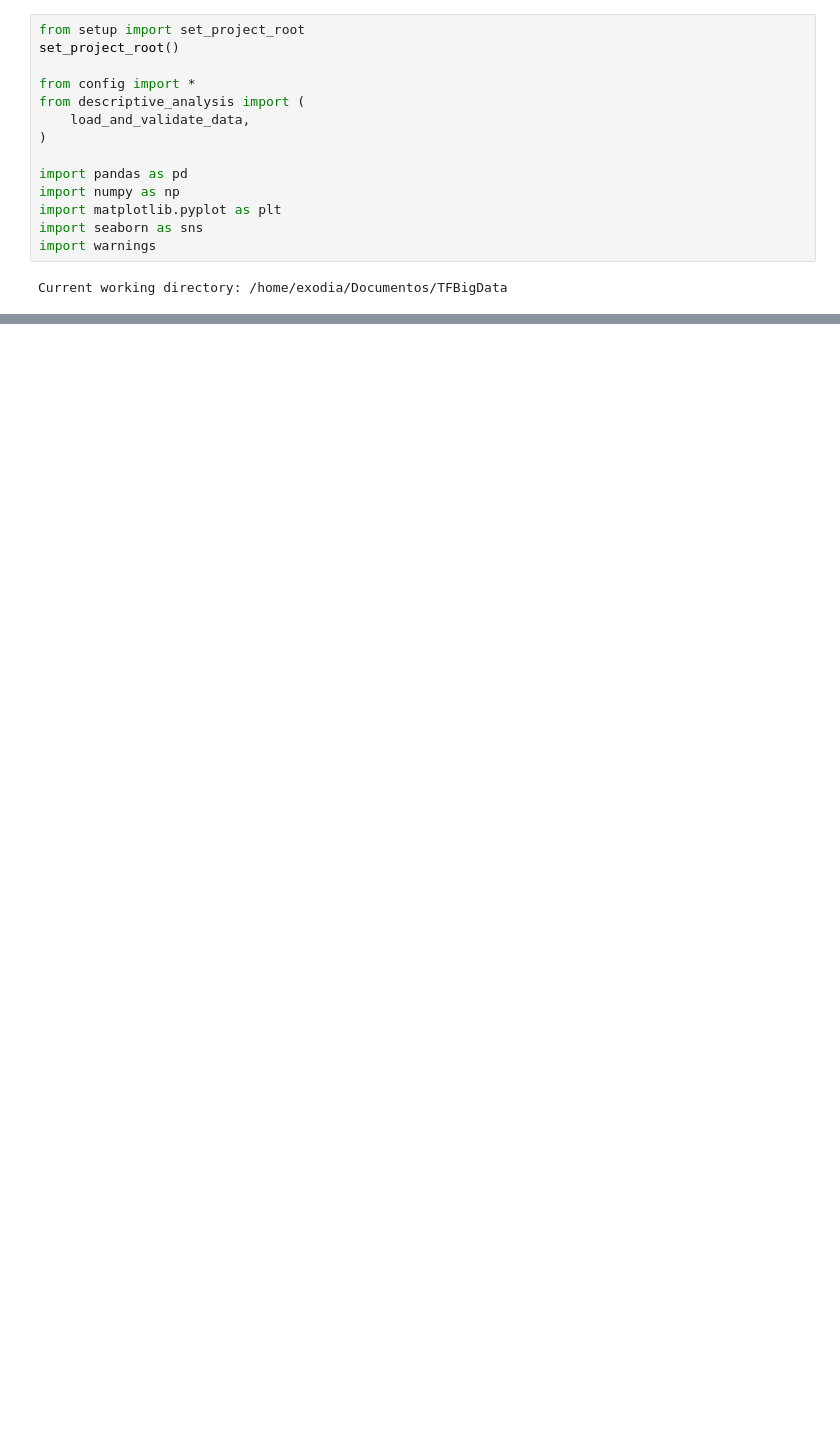
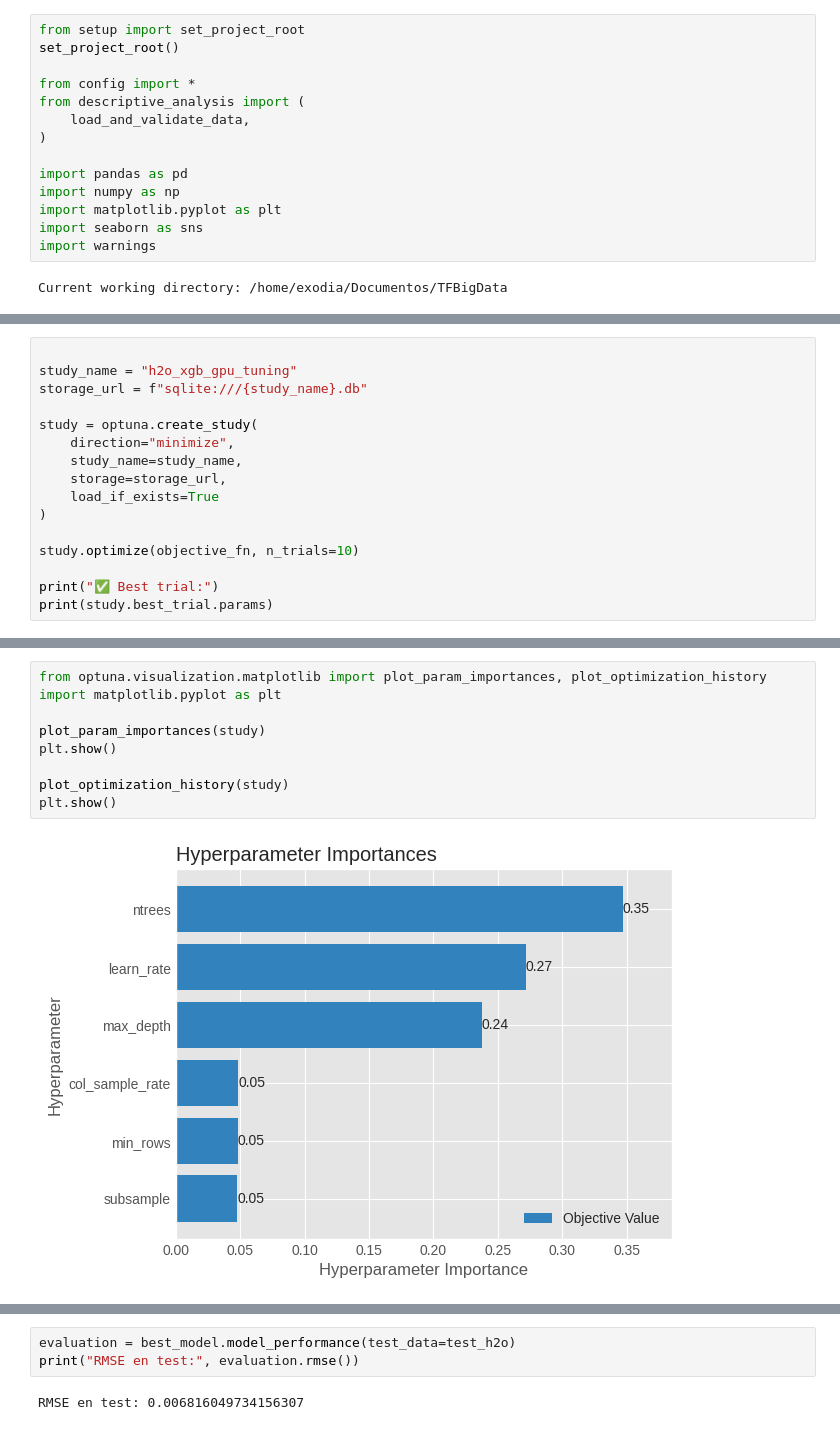
Before and after one commit to R0SEWT/Denmark-HousePrices-Analysis, a Jupyter notebook: notebooks/04_modelado_supervisado.ipynb, the cells around one changed output, grey strips where cells are left out. Saved outputs shown, nothing was run; the diff lists cells and outputs as text; blank space fills up the shorter version.

```diff
--- a/notebooks/04_modelado_supervisado.ipynb
+++ b/notebooks/04_modelado_supervisado.ipynb
@@ -2722,0 +264,16 @@ print("="*60)
+# %%
+
+study_name = "h2o_xgb_gpu_tuning"
+storage_url = f"sqlite:///{study_name}.db"
+
+study = optuna.create_study(
+    direction="minimize",
+    study_name=study_name,
+    storage=storage_url,
+    load_if_exists=True
+)
+
+study.optimize(objective_fn, n_trials=10)
+
+print("✅ Best trial:")
+print(study.best_trial.params)
@@ -2722,0 +318,11 @@ print("="*60)
+# %%
+from optuna.visualization.matplotlib import plot_param_importances, plot_optimization_history
+import matplotlib.pyplot as plt
+
+plot_param_importances(study)
+plt.show()
+
+plot_optimization_history(study)
+plt.show()
+# %% [output]
+[figure, added]
@@ -2722,0 +330,5 @@ print("="*60)
+# %%
+evaluation = best_model.model_performance(test_data=test_h2o)
+print("RMSE en test:", evaluation.rmse())
+# %% [output]
+RMSE en test: 0.006816049734156307
```
Also changed, not shown: parts of 52 cells of this notebook, 4 other files.
